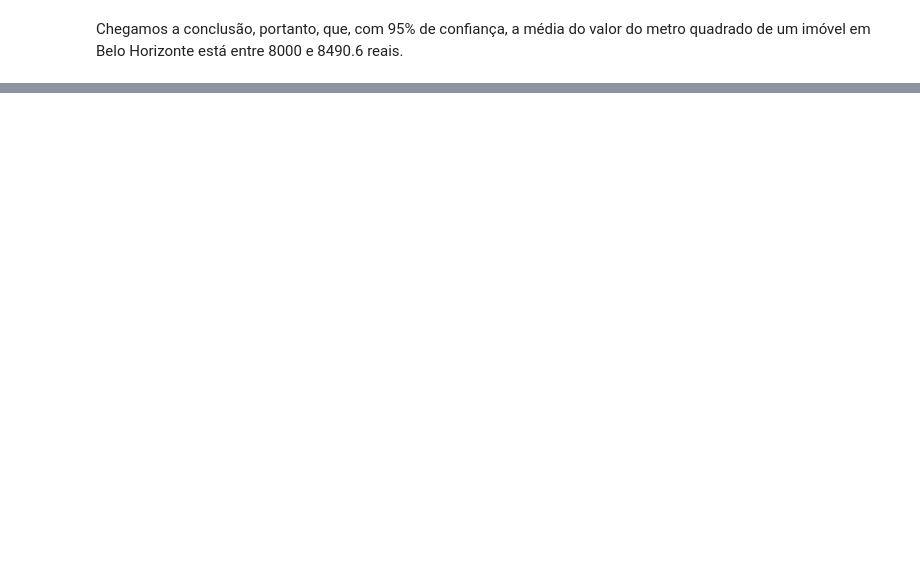
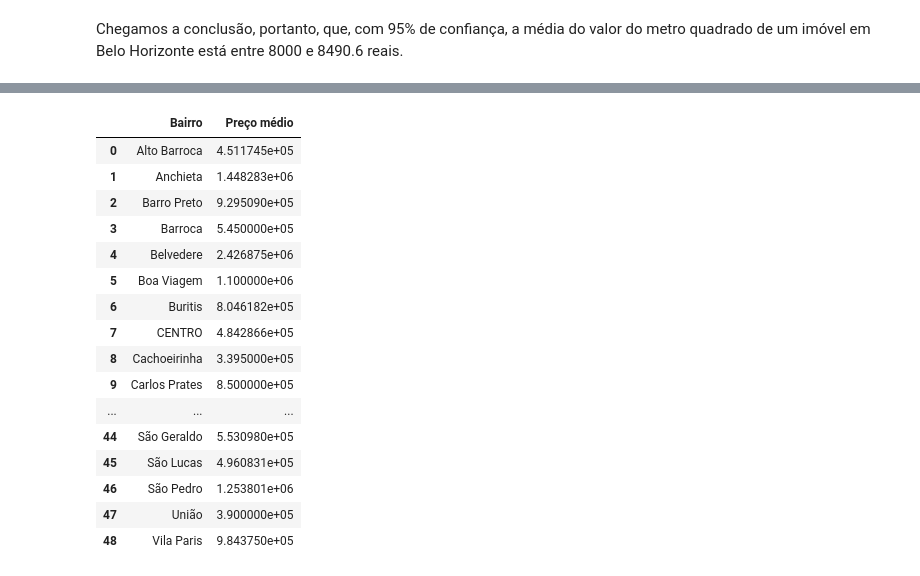
Before and after one commit to arthurlm1234/Estudo-Residencial-BH, a Jupyter notebook: bootstrap.ipynb, the cells around one changed output, grey strips where cells are left out. Saved outputs shown, nothing was run; the diff lists cells and outputs as text; code cells hidden in the pictures; blank space fills up the shorter version.

```diff
--- a/bootstrap.ipynb
+++ b/bootstrap.ipynb
@@ -165,0 +168,4 @@ Chegamos a conclusão, portanto, que, com 95% de confiança, a média do valor d
+# %%
+#Filtrando os imóveis do tipo 'Apartamento'
+dfResidencial = df[df['Tipo Imóvel'].isin(['Apartamento'])]
+dfResidencial
@@ -165,0 +205,25 @@ Chegamos a conclusão, portanto, que, com 95% de confiança, a média do valor d
+# %%
+#Calculando o preço médio por bairro
+PrecoMedio = dfResidencial.groupby('Bairro')['Preço'].mean()
+dfPrecoMedio = PrecoMedio.reset_index()
+dfPrecoMedio['Bairro'] = dfPrecoMedio['Bairro'].str.strip()
+dfPrecoMedio = dfPrecoMedio.rename(columns={'Preço': 'Preço médio'})
+dfPrecoMedio
+# %% [output]
+|  | Bairro | Preço médio |
+| 0 | Alto Barroca | 4.511745e+05 |
+| 1 | Anchieta | 1.448283e+06 |
+| 2 | Barro Preto | 9.295090e+05 |
+| 3 | Barroca | 5.450000e+05 |
+| 4 | Belvedere | 2.426875e+06 |
+| 5 | Boa Viagem | 1.100000e+06 |
+| 6 | Buritis | 8.046182e+05 |
+| 7 | CENTRO | 4.842866e+05 |
+| 8 | Cachoeirinha | 3.395000e+05 |
+| 9 | Carlos Prates | 8.500000e+05 |
+| ... | ... | ... |
+| 44 | São Geraldo | 5.530980e+05 |
+| 45 | São Lucas | 4.960831e+05 |
+| 46 | São Pedro | 1.253801e+06 |
+| 47 | União | 3.900000e+05 |
+| 48 | Vila Paris | 9.843750e+05 |
```
Also changed, not shown: parts of 9 cells of this notebook.
